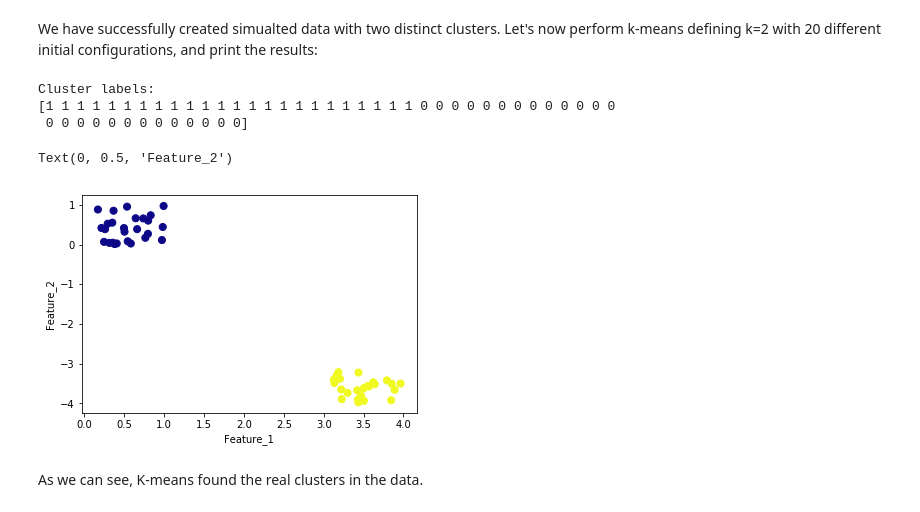
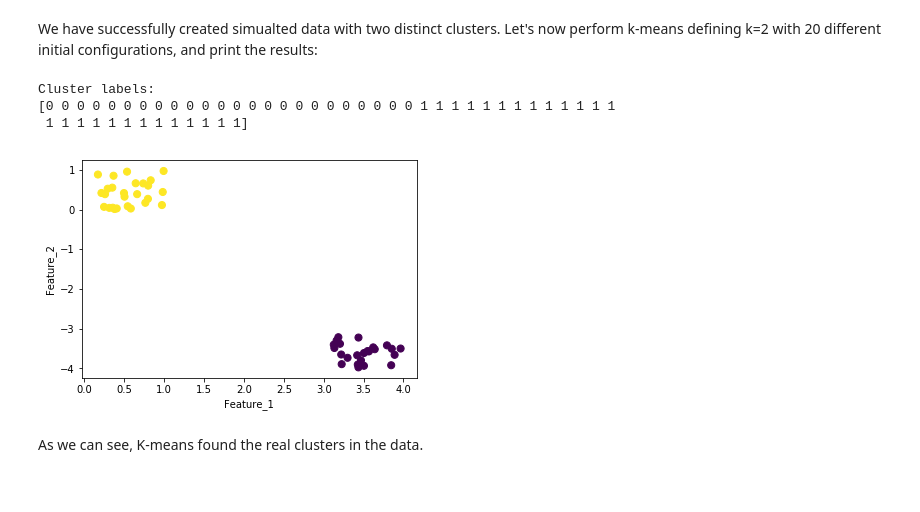
Before and after one commit to martinagvilas/intro_stat_learning, a Jupyter notebook: notebooks/lab2_clustering.ipynb, the cells around one changed output. Saved outputs shown, nothing was run; the diff lists cells and outputs as text; code cells hidden in the pictures.

```diff
--- a/notebooks/lab2_clustering.ipynb
+++ b/notebooks/lab2_clustering.ipynb
@@ -97,23 +96,22 @@ Text(0, 0.5, 'Feature_2')
 We have successfully created simualted data with two distinct clusters. Let's now perform k-means defining k=2 with 20 different initial configurations, and print the results:
 # %%
 # Perform K-means clustering with K = 2
-kmeans = KMeans(n_clusters=2, n_init=20)
+kmeans = KMeans(n_clusters=2, n_init=20)  # n_init is the number of initial configurations
 kmeans.fit(X)
 kmeans_labels = kmeans.labels_
 print('Cluster labels: \n' + str(kmeans_labels) + '\n')
 
 # Plot k-means labels
 plt.scatter(X[:, 0], X[:, 1],
             c=kmeans_labels,
-            s=50, cmap='plasma')
-plt.xlabel("Feature_1")
-plt.ylabel("Feature_2")
+            s=50, cmap='viridis')
+plt.xlabel("Feature_1");
+plt.ylabel("Feature_2");
 # %% [output]
 Cluster labels:
-[1 1 1 1 1 1 1 1 1 1 1 1 1 1 1 1 1 1 1 1 1 1 1 1 0 0 0 0 0 0 0 0 0 0 0 0 0
- 0 0 0 0 0 0 0 0 0 0 0 0 0]
+[0 0 0 0 0 0 0 0 0 0 0 0 0 0 0 0 0 0 0 0 0 0 0 0 1 1 1 1 1 1 1 1 1 1 1 1 1
+ 1 1 1 1 1 1 1 1 1 1 1 1 1]
-Text(0, 0.5, 'Feature_2')
-[figure, old version]
+[figure, new version]
 # %% [markdown]
 As we can see, K-means found the real clusters in the data.
 # %% [markdown]
```
Also changed, not shown: parts of 7 cells of this notebook.
